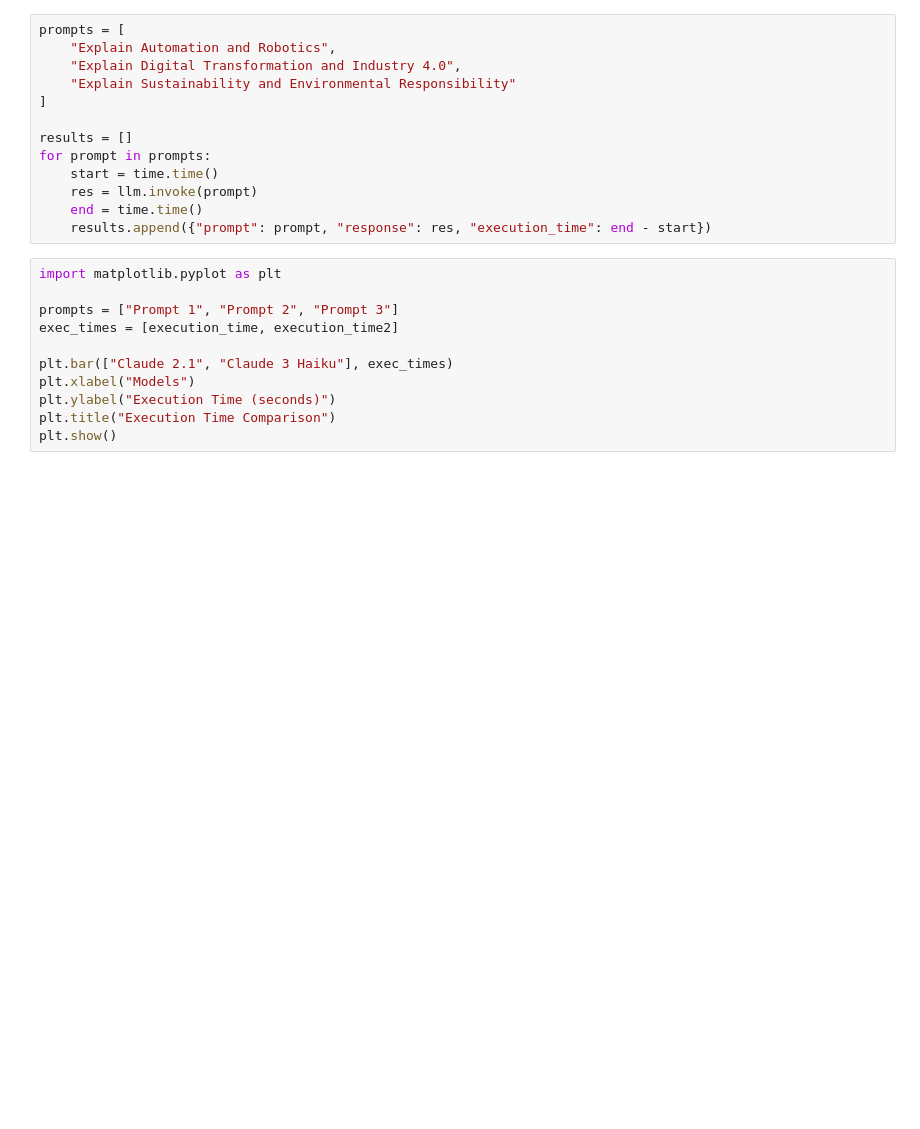
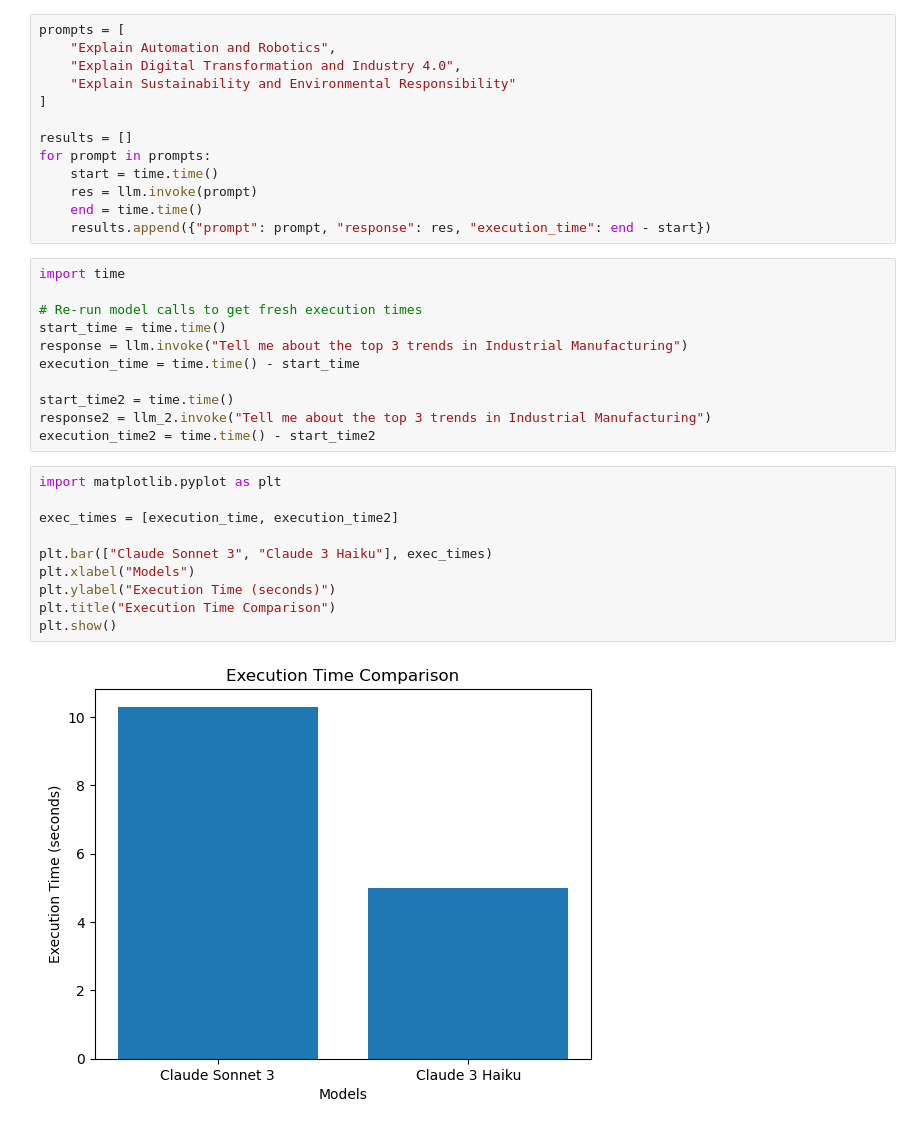
Before and after one commit to k21academyuk/AWS-GenAI_AIML, a Jupyter notebook: Performance Analysis and Comparison of AWS Bedrock Models for Conversational AI and Text Processing.ipynb, the cells around one changed output. Saved outputs shown, nothing was run; the diff lists cells and outputs as text; blank space fills up the shorter version.

```diff
--- a/Performance Analysis and Comparison of AWS Bedrock Models for Conversational AI and Text Processing.ipynb
+++ b/Performance Analysis and Comparison of AWS Bedrock Models for Conversational AI and Text Processing.ipynb
@@ -115,15 +186,27 @@ for prompt in prompts:
     res = llm.invoke(prompt)
     end = time.time()
     results.append({"prompt": prompt, "response": res, "execution_time": end - start})
+# %%
+import time
+
+# Re-run model calls to get fresh execution times
+start_time = time.time()
+response = llm.invoke("Tell me about the top 3 trends in Industrial Manufacturing")
+execution_time = time.time() - start_time
+
+start_time2 = time.time()
+response2 = llm_2.invoke("Tell me about the top 3 trends in Industrial Manufacturing")
+execution_time2 = time.time() - start_time2
 # %%
 import matplotlib.pyplot as plt
 
-prompts = ["Prompt 1", "Prompt 2", "Prompt 3"]
 exec_times = [execution_time, execution_time2]
 
-plt.bar(["Claude 2.1", "Claude 3 Haiku"], exec_times)
+plt.bar(["Claude Sonnet 3", "Claude 3 Haiku"], exec_times)
 plt.xlabel("Models")
 plt.ylabel("Execution Time (seconds)")
 plt.title("Execution Time Comparison")
 plt.show()
+# %% [output]
+[figure, added]
 # %%
```
Also changed, not shown: parts of 13 cells of this notebook.
